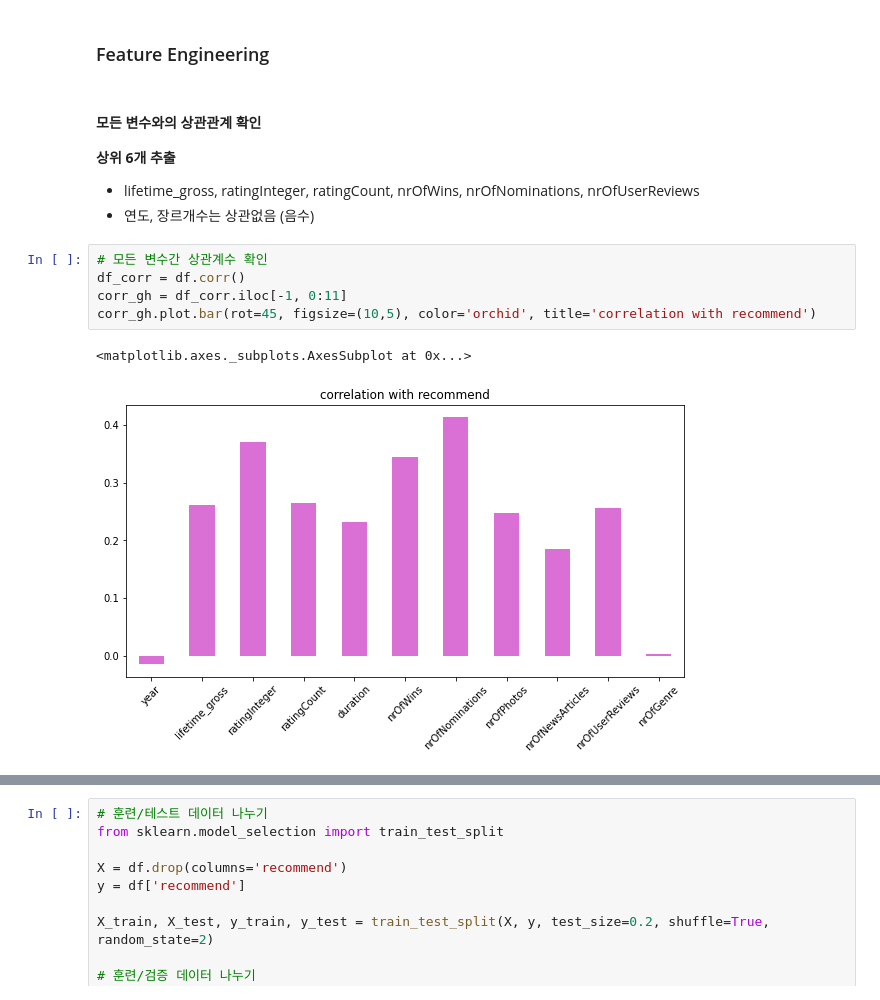
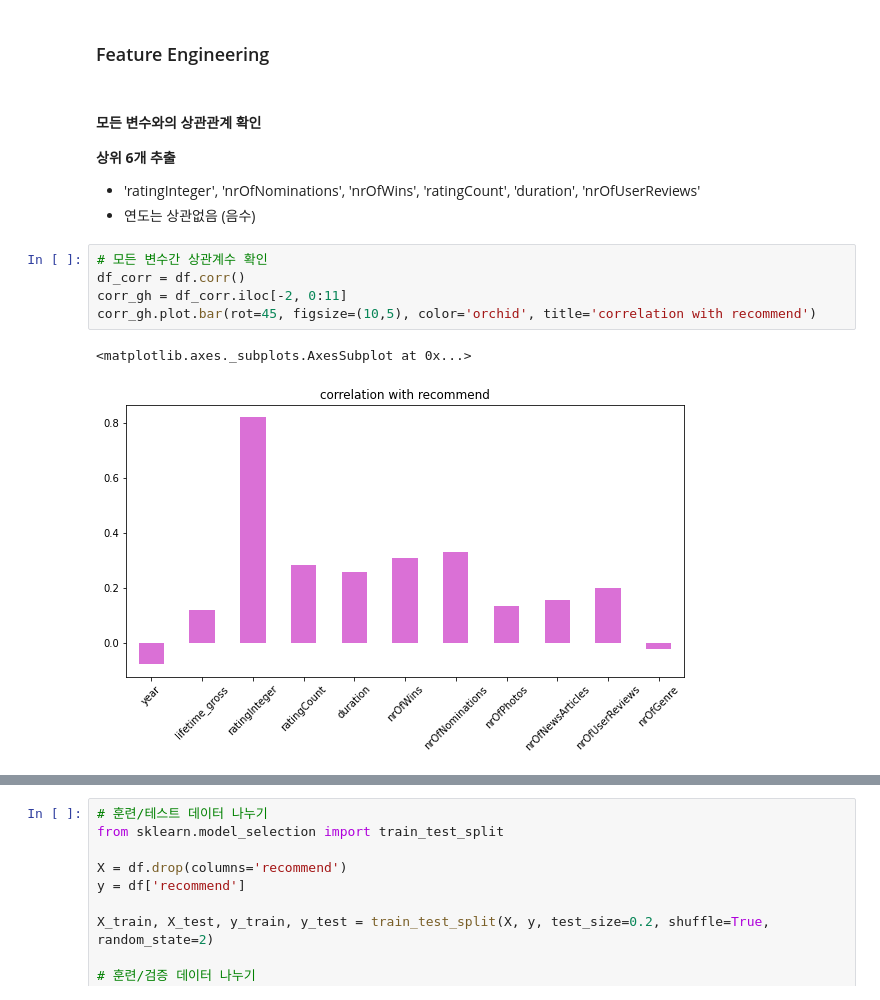
Before and after one commit to Shena2/project, a Jupyter notebook: section2/project_ver3.ipynb, the cells around one changed output, grey strips where cells are left out. Saved outputs shown, nothing was run; the diff lists cells and outputs as text.

```diff
--- a/section2/project_ver3.ipynb
+++ b/section2/project_ver3.ipynb
@@ -209,13 +209,13 @@ reviews_corr
 # %% [markdown]
 #### 모든 변수와의 상관관계 확인
 **상위 6개 추출**
-- lifetime_gross, ratingInteger, ratingCount, nrOfWins, nrOfNominations, nrOfUserReviews
-- 연도, 장르개수는 상관없음 (음수)
+- 'ratingInteger', 'nrOfNominations', 'nrOfWins', 'ratingCount', 'duration', 'nrOfUserReviews'
+- 연도는 상관없음 (음수)
 # %%
 # 모든 변수간 상관계수 확인
 df_corr = df.corr()
-corr_gh = df_corr.iloc[-1, 0:11]
+corr_gh = df_corr.iloc[-2, 0:11]
 corr_gh.plot.bar(rot=45, figsize=(10,5), color='orchid', title='correlation with recommend')
 # %% [output]
 <matplotlib.axes._subplots.AxesSubplot at 0x...>
-[figure, old version]
+[figure, new version]
```
Also changed, not shown: parts of 4 cells of this notebook.
